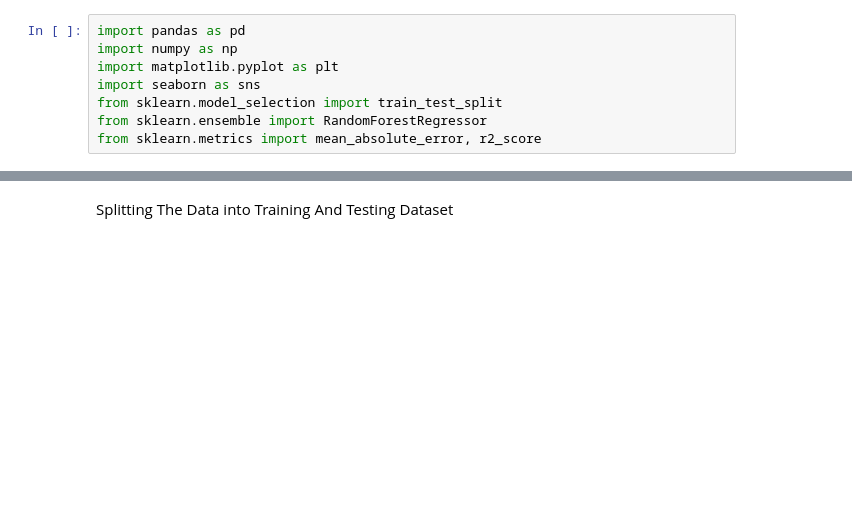
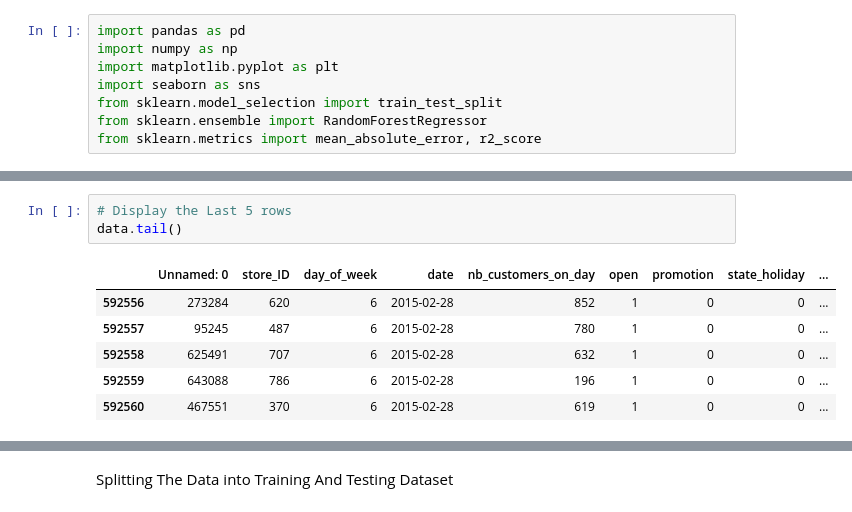
Before and after one commit to ilama2/Mini-project-sales-TechTrio, a Jupyter notebook: IronKaggel.ipynb, the cells around one changed output, grey strips where cells are left out. Saved outputs shown, nothing was run; the diff lists cells and outputs as text; blank space fills up the shorter version.

```diff
--- a/IronKaggel.ipynb
+++ b/IronKaggel.ipynb
@@ -19,0 +22,10 @@ data.head()
+# %%
+# Display the Last 5 rows
+data.tail()
+# %% [output]
+|  | Unnamed: 0 | store_ID | day_of_week | date | nb_customers_on_day | open | promotion | state_holiday | ... |
+| 592556 | 273284 | 620 | 6 | 2015-02-28 | 852 | 1 | 0 | 0 | ... |
+| 592557 | 95245 | 487 | 6 | 2015-02-28 | 780 | 1 | 0 | 0 | ... |
+| 592558 | 625491 | 707 | 6 | 2015-02-28 | 632 | 1 | 0 | 0 | ... |
+| 592559 | 643088 | 786 | 6 | 2015-02-28 | 196 | 1 | 0 | 0 | ... |
+| 592560 | 467551 | 370 | 6 | 2015-02-28 | 619 | 1 | 0 | 0 | ... |
```
Also changed, not shown: parts of 29 cells of this notebook.
